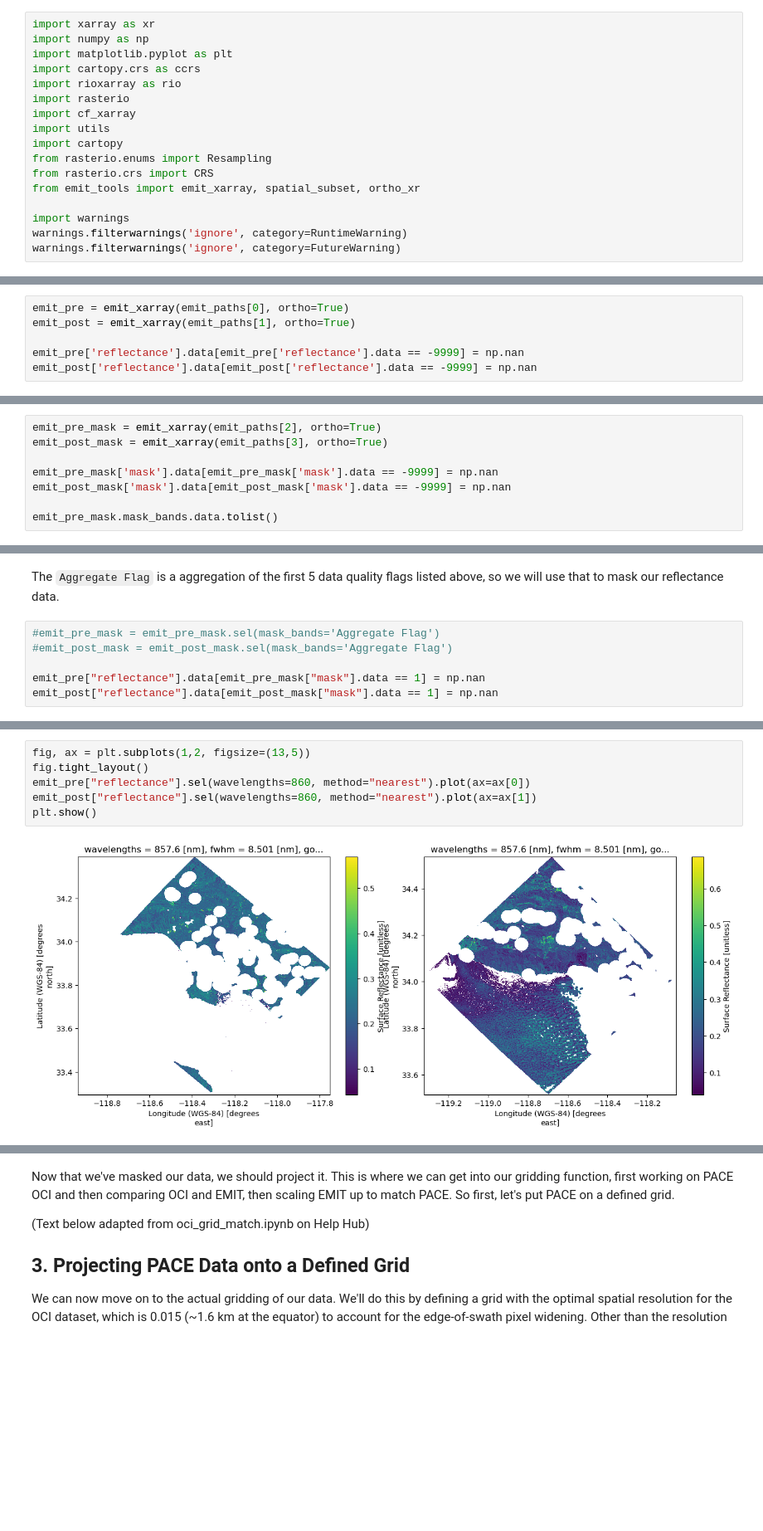
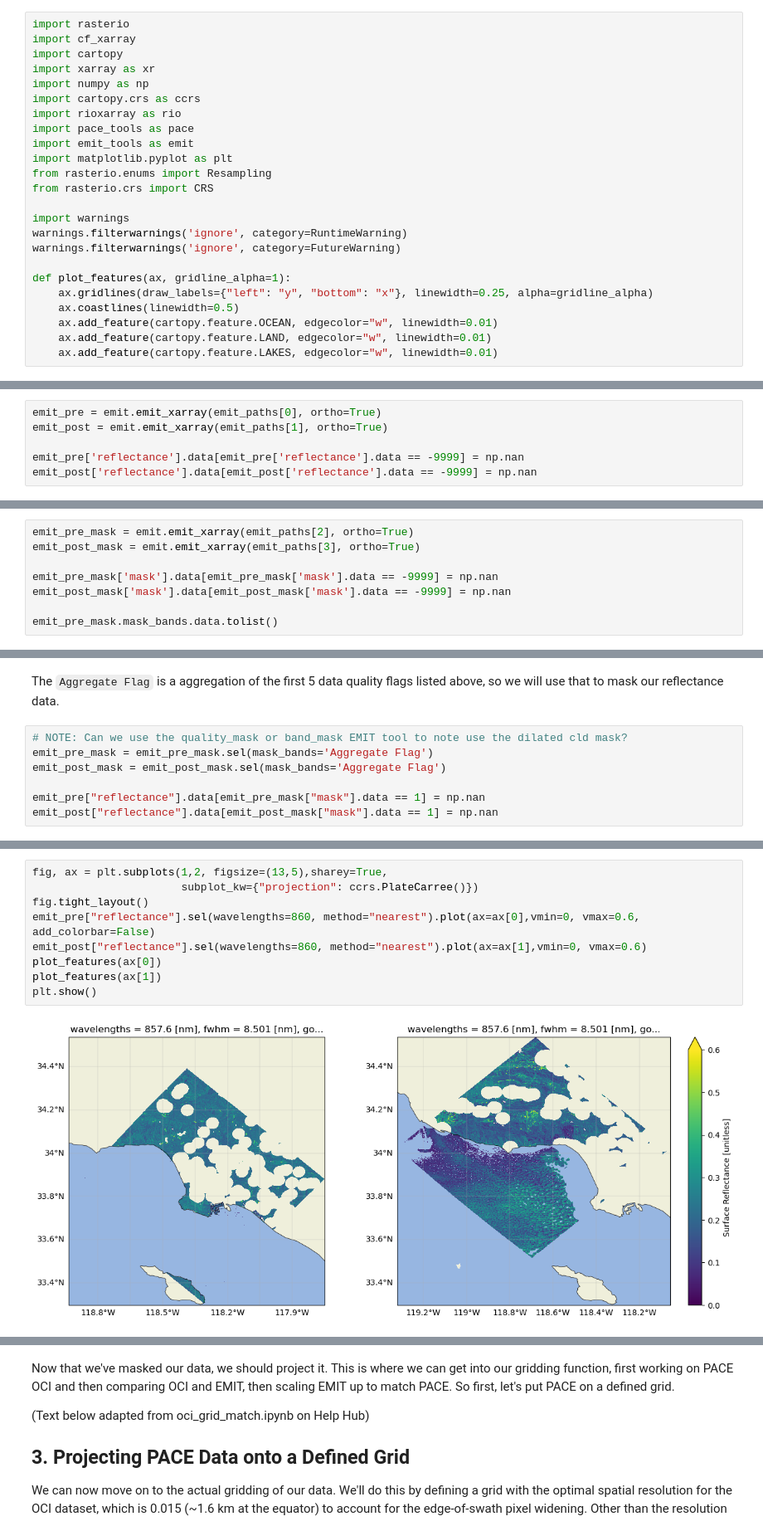
Before and after one commit to skyecaplan/pace_tutorials, a Jupyter notebook: pace_emit/02_Align_PACE_EMIT_Grids.ipynb, the cells around one changed output, grey strips where cells are left out. Shown at 83% size. Saved outputs shown, nothing was run; the diff lists cells and outputs as text; blank space fills up the shorter version.

```diff
--- a/pace_emit/02_Align_PACE_EMIT_Grids.ipynb
+++ b/pace_emit/02_Align_PACE_EMIT_Grids.ipynb
@@ -41,22 +41,29 @@ At the end of this notebook, you will know how to:
 
 Begin by importing all of the packages used in this notebook.
 # %%
+import rasterio
+import cf_xarray
+import cartopy
 import xarray as xr
 import numpy as np
-import matplotlib.pyplot as plt
 import cartopy.crs as ccrs
 import rioxarray as rio
-import rasterio
-import cf_xarray
-import utils
-import cartopy
+import pace_tools as pace
+import emit_tools as emit
+import matplotlib.pyplot as plt
 from rasterio.enums import Resampling
 from rasterio.crs import CRS
-from emit_tools import emit_xarray, spatial_subset, ortho_xr
 
 import warnings
 warnings.filterwarnings('ignore', category=RuntimeWarning)
 warnings.filterwarnings('ignore', category=FutureWarning)
+
+def plot_features(ax, gridline_alpha=1):
+    ax.gridlines(draw_labels={"left": "y", "bottom": "x"}, linewidth=0.25, alpha=gridline_alpha)
+    ax.coastlines(linewidth=0.5)
+    ax.add_feature(cartopy.feature.OCEAN, edgecolor="w", linewidth=0.01)
+    ax.add_feature(cartopy.feature.LAND, edgecolor="w", linewidth=0.01)
+    ax.add_feature(cartopy.feature.LAKES, edgecolor="w", linewidth=0.01)
 # %% [markdown]
 In the last notebook, we found and downloaded specific granules from before and after January #### 2025 to begin analyzing the LA wildfires. We'll be using those files for the rest of the tutorials in this series, and so define their paths for this notebook in the cell below.
 # %%
@@ -90,16 +97,16 @@ The `emit_xarray` function in the `emit_tools` module is what will allow us to g
 
 We'll also mask out any fill values in the EMIT data by setting them to NaNs.
 # %%
-emit_pre = emit_xarray(emit_paths[0], ortho=True)
-emit_post = emit_xarray(emit_paths[1], ortho=True)
+emit_pre = emit.emit_xarray(emit_paths[0], ortho=True)
+emit_post = emit.emit_xarray(emit_paths[1], ortho=True)
 
 emit_pre['reflectance'].data[emit_pre['reflectance'].data == -9999] = np.nan
 emit_post['reflectance'].data[emit_post['reflectance'].data == -9999] = np.nan
 # %% [markdown]
 EMIT data also comes with a quaity mask, which we will apply to the data. These also have to be orthorectified, and we can use the same function as above. Once we have the mask data, we can see which flags are provided in the mask.
 # %%
-emit_pre_mask = emit_xarray(emit_paths[2], ortho=True)
-emit_post_mask = emit_xarray(emit_paths[3], ortho=True)
+emit_pre_mask = emit.emit_xarray(emit_paths[2], ortho=True)
+emit_post_mask = emit.emit_xarray(emit_paths[3], ortho=True)
 
 emit_pre_mask['mask'].data[emit_pre_mask['mask'].data == -9999] = np.nan
 emit_post_mask['mask'].data[emit_post_mask['mask'].data == -9999] = np.nan
@@ -139,8 +124,9 @@ Data variables:
 # %% [markdown]
 The `Aggregate Flag` is a aggregation of the first 5 data quality flags listed above, so we will use that to mask our reflectance data.
 # %%
-#emit_pre_mask = emit_pre_mask.sel(mask_bands='Aggregate Flag')
-#emit_post_mask = emit_post_mask.sel(mask_bands='Aggregate Flag')
+# NOTE: Can we use the quality_mask or band_mask EMIT tool to note use the dilated cld mask?
+emit_pre_mask = emit_pre_mask.sel(mask_bands='Aggregate Flag')
+emit_post_mask = emit_post_mask.sel(mask_bands='Aggregate Flag')
 
 emit_pre["reflectance"].data[emit_pre_mask["mask"].data == 1] = np.nan
 emit_post["reflectance"].data[emit_post_mask["mask"].data == 1] = np.nan
@@ -149,8 +141,11 @@ Now we can plot these data to verify they're gridded and cloud masked.
 # %%
-fig, ax = plt.subplots(1,2, figsize=(13,5))
+fig, ax = plt.subplots(1,2, figsize=(13,5),sharey=True,
+                       subplot_kw={"projection": ccrs.PlateCarree()})
 fig.tight_layout()
-emit_pre["reflectance"].sel(wavelengths=860, method="nearest").plot(ax=ax[0])
-emit_post["reflectance"].sel(wavelengths=860, method="nearest").plot(ax=ax[1])
+emit_pre["reflectance"].sel(wavelengths=860, method="nearest").plot(ax=ax[0],vmin=0, vmax=0.6, add_colorbar=False)
+emit_post["reflectance"].sel(wavelengths=860, method="nearest").plot(ax=ax[1],vmin=0, vmax=0.6)
+plot_features(ax[0])
+plot_features(ax[1])
 plt.show()
 # %% [output]
-[figure, old version]
+[figure, new version]
```
Also changed, not shown: parts of 25 cells of this notebook.
